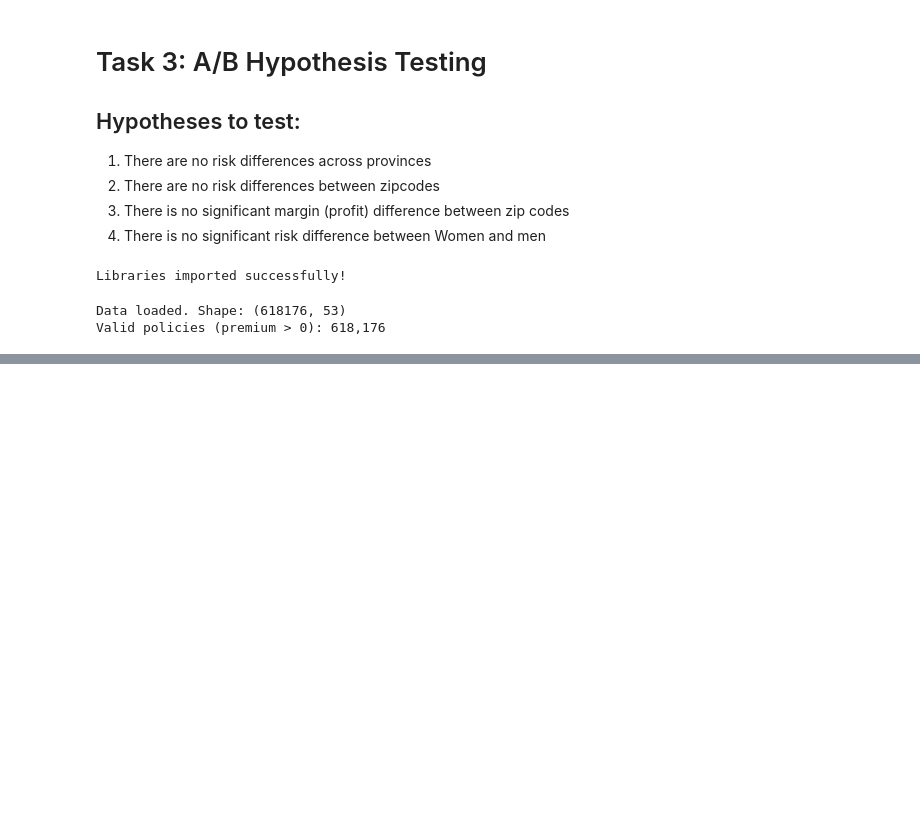
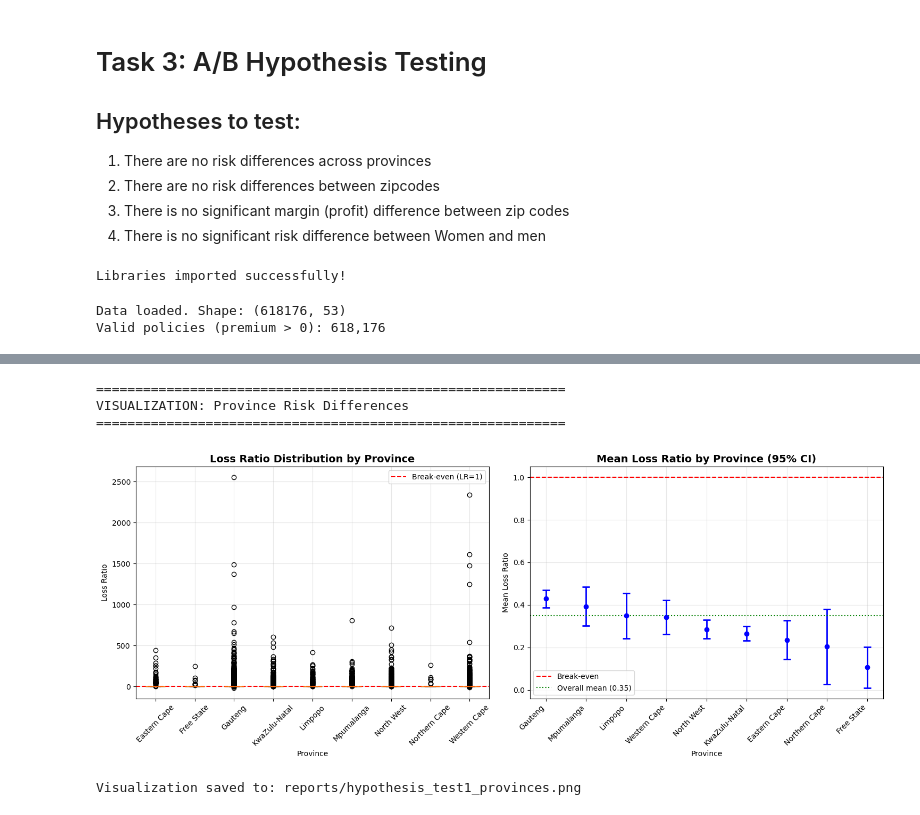
Before and after one commit to Aperca/acis-insurance-analysis, a Jupyter notebook: notebooks/02_hypothesis_testing.ipynb, the cells around one changed output, grey strips where cells are left out. Drawn from its saved outputs; the diff is of its cells as text; code cells hidden in the pictures; blank space fills up the shorter version.

Commit message:
feat: complete hypothesis test 1 for province risk differences

```diff
--- a/notebooks/02_hypothesis_testing.ipynb
+++ b/notebooks/02_hypothesis_testing.ipynb
@@ -40,0 +183,77 @@ Valid policies (premium > 0): 618,176
+# %%
+# Cell 5: Visualization for Hypothesis Test 1
+print("=" * 60)
+print("VISUALIZATION: Province Risk Differences")
+print("=" * 60)
+
+fig, (ax1, ax2) = plt.subplots(1, 2, figsize=(15, 6))
+
+# Plot 1: Box plot of Loss Ratio by Province
+province_order = df_valid.groupby('Province')['LossRatio'].median().sort_values(ascending=False).index
+
+box_data = [df_valid[df_valid['Province'] == province]['LossRatio'].dropna()
+            for province in province_order]
+
+box = ax1.boxplot(box_data, labels=province_order, patch_artist=True)
+ax1.set_title('Loss Ratio Distribution by Province', fontsize=14, fontweight='bold')
+ax1.set_xlabel('Province')
+ax1.set_ylabel('Loss Ratio')
+ax1.axhline(y=1, color='red', linestyle='--', label='Break-even (LR=1)')
+ax1.tick_params(axis='x', rotation=45)
+ax1.legend()
+ax1.grid(True, alpha=0.3)
+
+# Color boxes based on median
+colors = []
+for i, province in enumerate(province_order):
+    median_lr = df_valid[df_valid['Province'] == province]['LossRatio'].median()
+    if median_lr > 1:
+        colors.append('lightcoral')  # High risk
+    elif median_lr > 0.7:
+        colors.append('lightyellow')  # Medium risk
+    else:
+        colors.append('lightgreen')  # Low risk
+
+for patch, color in zip(box['boxes'], colors):
+    patch.set_facecolor(color)
+
+# Plot 2: Mean Loss Ratio with confidence intervals
+province_stats = df_valid.groupby('Province').agg({
+    'LossRatio': ['mean', 'count', 'std']
+}).round(4)
+
+province_stats.columns = ['mean', 'count', 'std']
+province_stats = province_stats.sort_values('mean', ascending=False)
+
+# Calculate 95% confidence intervals
+province_stats['ci_lower'] = province_stats['mean'] - 1.96 * province_stats['std'] / np.sqrt(province_stats['count'])
+province_stats['ci_upper'] = province_stats['mean'] + 1.96 * province_stats['std'] / np.sqrt(province_stats['count'])
+
+x_pos = range(len(province_stats))
+ax2.errorbar(x_pos, province_stats['mean'],
+             yerr=[province_stats['mean'] - province_stats['ci_lower'],
+                   province_stats['ci_upper'] - province_stats['mean']],
+             fmt='o', capsize=5, capthick=2, elinewidth=2, color='blue')
+
+ax2.set_xticks(x_pos)
+ax2.set_xticklabels(province_stats.index, rotation=45, ha='right')
+ax2.set_title('Mean Loss Ratio by Province (95% CI)', fontsize=14, fontweight='bold')
+ax2.set_xlabel('Province')
+ax2.set_ylabel('Mean Loss Ratio')
+ax2.axhline(y=1, color='red', linestyle='--', label='Break-even')
+ax2.axhline(y=df_valid['LossRatio'].mean(), color='green', linestyle=':',
+            label=f'Overall mean ({df_valid["LossRatio"].mean():.2f})')
+ax2.legend()
+ax2.grid(True, alpha=0.3)
+
+plt.tight_layout()
+plt.savefig('../reports/hypothesis_test1_provinces.png', dpi=150, bbox_inches='tight')
+plt.show()
+
+print("Visualization saved to: reports/hypothesis_test1_provinces.png")
+# %% [output]
+============================================================
+VISUALIZATION: Province Risk Differences
+============================================================
+[figure, added]
+Visualization saved to: reports/hypothesis_test1_provinces.png
```
Also changed, not shown: parts of 2 cells of this notebook.
